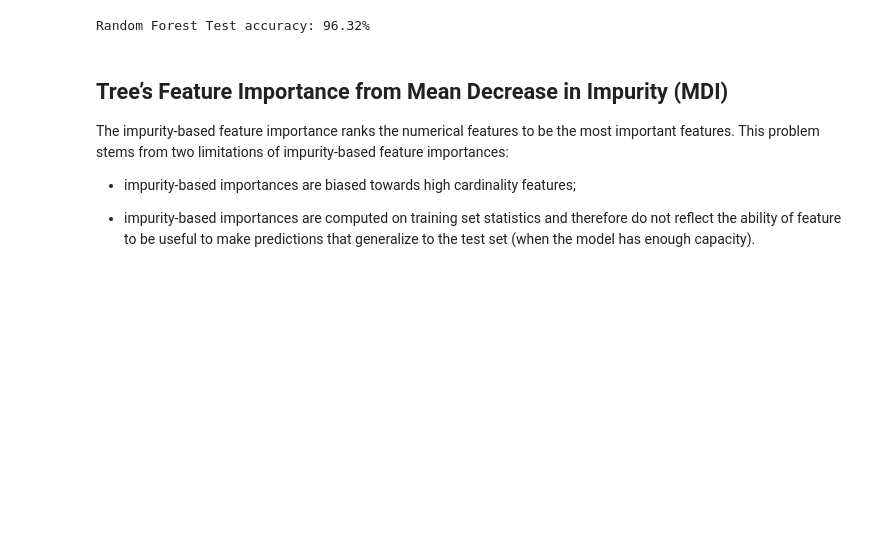
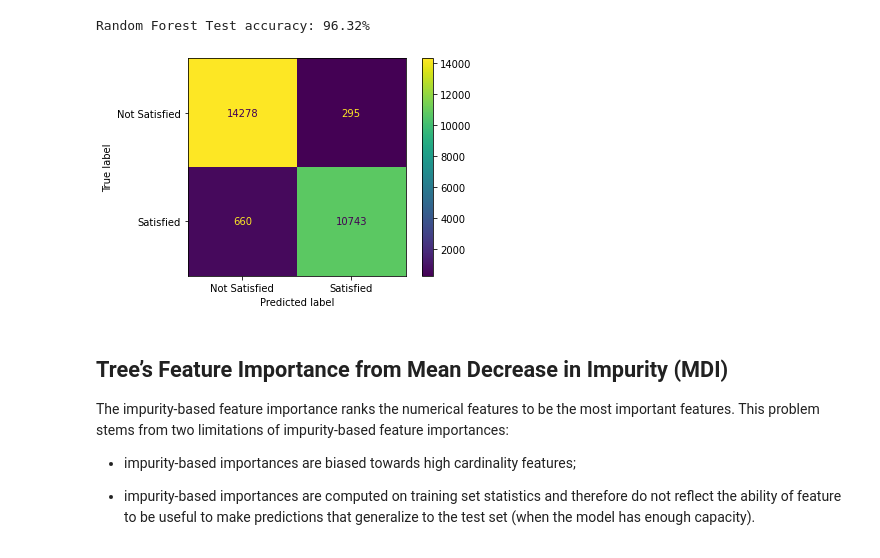
Before and after one commit to SoroushGhaderi/Exploratory_Data_Analysis_Machine_Learning_Projects, a Jupyter notebook: Airline_Machine_Learning.ipynb, the cells around one changed output. Drawn from its saved outputs; the diff is of its cells as text; code cells hidden in the pictures; blank space fills up the shorter version.

Commit message:
add confusion matrix plot

```diff
--- a/Airline_Machine_Learning.ipynb
+++ b/Airline_Machine_Learning.ipynb
@@ -133,6 +159,14 @@ rf_clf_acc_test = accuracy_score(y_pred_test, y)
 print("Random Forest Test accuracy: {:.2f}%".format(rf_clf_acc_test * 100))
 # %% [output]
 Random Forest Test accuracy: 96.32%
+# %%
+# plot_confusion_matrix() will run the test data down the tree and draw confusion matrix.
+plot_confusion_matrix(rf_clf, X_test_transform,
+                      y, display_labels=["Not Satisfied", "Satisfied"],
+                      values_format= "d")
+plt.show()
+# %% [output]
+[figure, added]
 # %% [markdown]
 ## Tree’s Feature Importance from Mean Decrease in Impurity (MDI)
 
```
Also changed, not shown: parts of 14 cells of this notebook.
